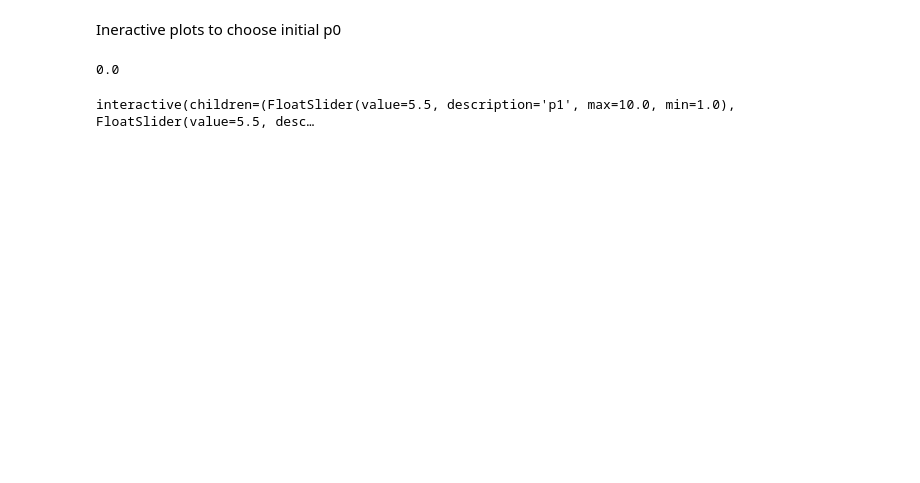
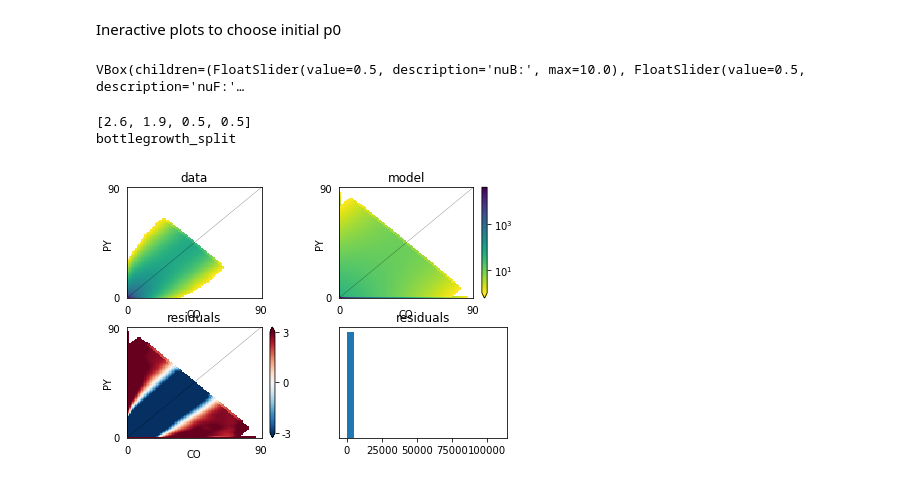
Before and after one commit to sateeshperi/binder-dadi, a Jupyter notebook: Generalise_plotting.ipynb, the cells around one changed output. Drawn from its saved outputs; the diff is of its cells as text; code cells hidden in the pictures; blank space fills up the shorter version.

```diff
--- a/Generalise_plotting.ipynb
+++ b/Generalise_plotting.ipynb
@@ -177,18 +148,54 @@ for s in sliders:
     lower_bound.append(s.value)
 # %% [markdown]
 Ineractive plots to choose initial p0
-# %%
-bounds= list(zip(lower_bound, upper_bound))
-print(lower_bound[0])
-
-
-@widgets.interact_manual(
-    p1=(1.,10.), p2=(1.,10.), p3=(1.,10.), p4=(0.1,2.0))
-
-def plot_func(p1, p2, p3, p4):
-    p0 = [p1, p2, p3, p4]
-    test_model = func_ex(p0, ns, pts_l)
-    dadi.Plotting.plot_2d_comp_multinom(test_model, data, vmin=1, resid_range=3, show=True)
-# %% [output]
-0.0
-interactive(children=(FloatSlider(value=5.5, description='p1', max=10.0, min=1.0), FloatSlider(value=5.5, desc…
+# %%
+def plot_func_2d(vals):
+    p0 = [x for x in vals]
+    test_model = func_ex(p0, ns, pts_l)
+    dadi.Plotting.plot_2d_comp_multinom(test_model, data, vmin=1, resid_range=3, show=True)
+
+def plot_func_1d(vals):
+    p0 = [x for x in vals]
+    test_model = func_ex(p0, ns, pts_l)
+    dadi.Plotting.plot_1d_comp_multinom(test_model, data, vmin=1, resid_range=3, show=True)
+
+
+sliders = []
+for p, l, u in zip(params, lower_bound, upper_bound):
+    s = FloatSlider(
+        value=0.5,
+        min=l,
+        max=u,
+        step=0.1,
+        description=p+':',
+    )
+    sliders.append(s)
+ui = widgets.VBox(sliders)
+display(ui)
+
+# @widgets.interact_manual(
+#     s=(lower_bound[0],upper_bound[0]), nu1=(lower_bound[1],upper_bound[1]), nu2=(lower_bound[2],upper_bound[2]),
+ #   T=(lower_bound[3],upper_bound[3]), m12=(lower_bound[4],upper_bound[4]), m21=(lower_bound[5],upper_bound[5])
+#     )
+
+# def plot_func(s, nu1, nu2, T, m12, m21):
+#     p0 = [s, nu1, nu2, T, m12, m21]
+#     test_model = func_ex(p0, ns, pts_l)
+#     dadi.Plotting.plot_2d_comp_multinom(test_model, data, vmin=1, resid_range=3, show=True)
+# %% [output]
+VBox(children=(FloatSlider(value=0.5, description='nuB:', max=10.0), FloatSlider(value=0.5, description='nuF:'…
+# %%
+p0 = []
+for s in sliders:
+    p0.append(s.value)
+
+print(p0)
+print(model.value)
+if '1d' not in model.value:
+    plot_func_2d(p0)
+else:
+    plot_func_1d(p0)
+# %% [output]
+[2.6, 1.9, 0.5, 0.5]
+bottlegrowth_split
+[figure, added]
```
Also changed, not shown: parts of 6 cells of this notebook.
